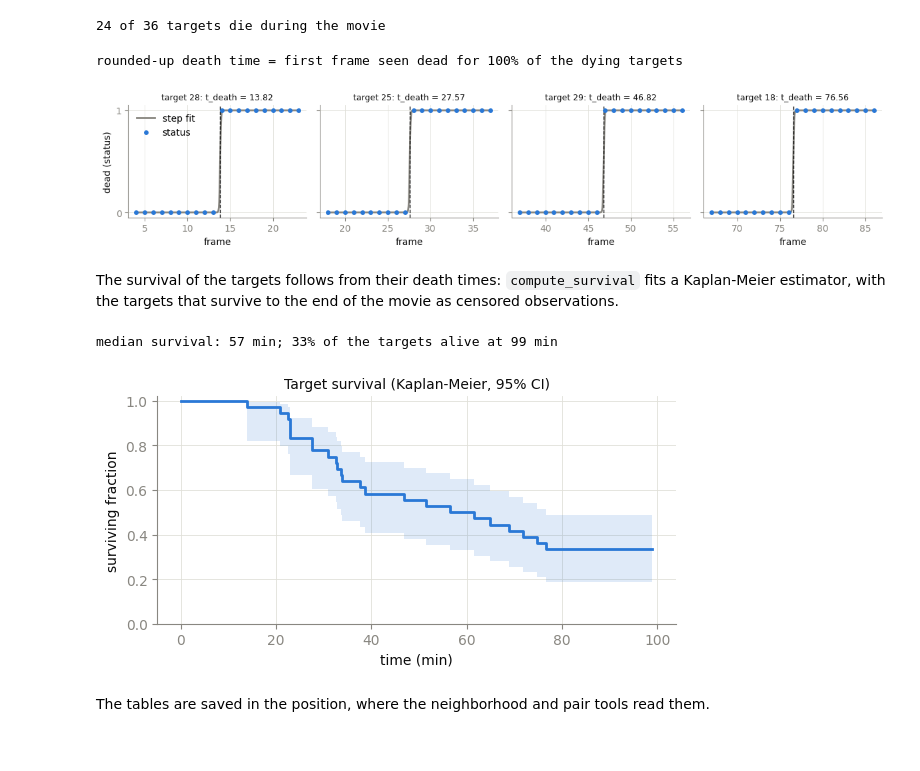
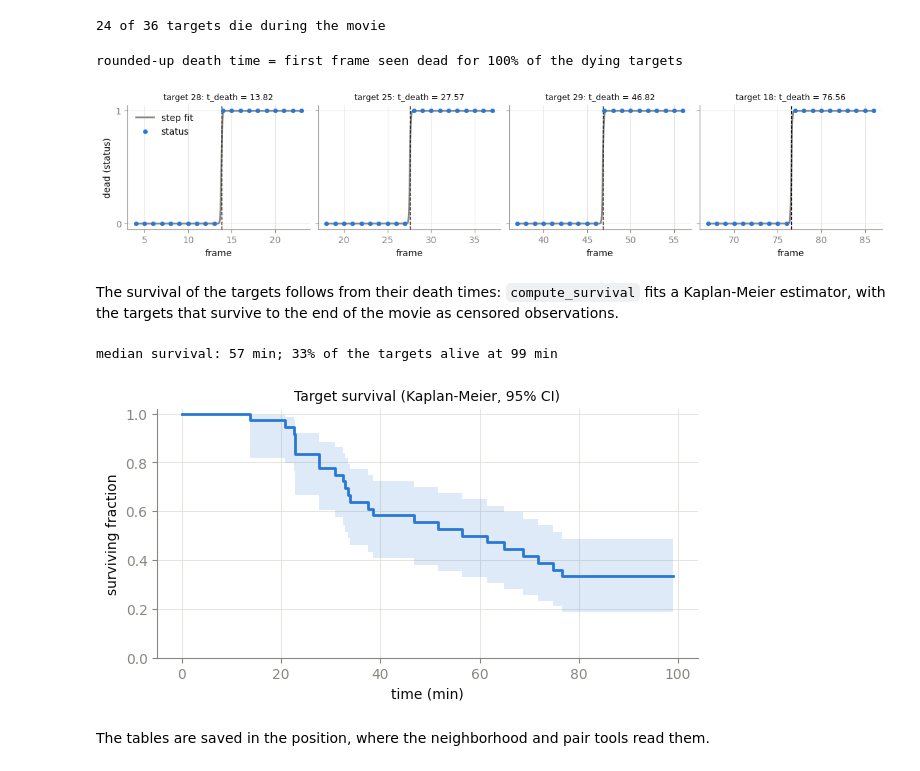
Before and after one commit to celldetective/celldetective, a Jupyter notebook: demos/synthetic_parameter_recovery.ipynb, the cells around one changed output. Cells and saved outputs as stored; diff of their text form; code cells hidden in the pictures.

```diff
--- a/demos/synthetic_parameter_recovery.ipynb
+++ b/demos/synthetic_parameter_recovery.ipynb
@@ -44,4 +44,5 @@ plt.rcParams.update({
     "figure.dpi": 100, "axes.edgecolor": MUTED, "axes.labelcolor": INK, "xtick.color": MUTED,
     "ytick.color": MUTED, "axes.spines.top": False, "axes.spines.right": False, "axes.grid": True,
     "grid.color": GRID, "grid.linewidth": 0.6, "axes.axisbelow": True, "legend.frameon": False,
+    "text.color": INK, "axes.titlecolor": INK, "axes.titlesize": 10,
 })
@@ -249,33 +328,19 @@ print(f"{len(dead)} of {len(per_target)} targets die during the movie")
 # %%
 # The thresholded status of a few dying targets, with the step function fitted to it.
 examples = dead.sort_values("t_death").iloc[np.linspace(0, len(dead) - 1, 4).astype(int)]
-fig, axes = plt.subplots(1, len(examples), figsize=(12, 2.6), sharey=True)
-for ax, (track_id, row) in zip(axes, examples.iterrows()):
-    tr = tables["targets"][tables["targets"]["TRACK_ID"] == track_id].sort_values("FRAME")
-    status = (tr["dead_nuclei_channel_mean"] > threshold).astype(int)
-    window = (tr["FRAME"] - row["t_death"]).abs() <= 10
-    t = np.linspace(tr["FRAME"][window].min(), tr["FRAME"][window].max(), 400)
-    ax.plot(t, step_function(t, row["t_death"], 0.05), color=MUTED, lw=2, label="step fit")
-    ax.scatter(tr["FRAME"][window], status[window], s=16, color=TARGETS, zorder=3, label="status")
-    ax.axvline(row["t_death"], color=INK, lw=1, ls="--")
-    ax.set_title(f"target {track_id}: t_death = {row['t_death']:.2f}", fontsize=9, color=INK)
-    ax.set_xlabel("frame")
-axes[0].set_ylabel("dead (status)")
-axes[0].set_yticks([0, 1])
-axes[0].legend(loc="upper left")
-plt.tight_layout()
+plot_step_fits(tables["targets"], examples, threshold)
 
 # The fitted step sits between the last frame alive and the first frame dead:
 # rounded up, it is the first frame where the target is seen dead.
 first_dead = (
     tables["targets"][tables["targets"]["dead_nuclei_channel_mean"] > threshold]
     .groupby("TRACK_ID")["FRAME"].min()
 )
 agree = (np.ceil(dead["t_death"]) == first_dead[dead.index]).mean()
 print(f"rounded-up death time = first frame seen dead for {agree:.0%} of the dying targets")
 # %% [output]
 rounded-up death time = first frame seen dead for 100% of the dying targets
-[figure, old version]
+[figure, new version]
 # %% [markdown]
 The survival of the targets follows from their death times: `compute_survival`
 fits a Kaplan-Meier estimator, with the targets that survive to the end of
@@ -286,21 +351,15 @@ from celldetective.events import compute_survival
 tables["targets"]["position"] = position
 km = compute_survival(tables["targets"], "class_death", "t_death", FrameToMin=frame_to_min)
 
+ax = panels()
+plot_survival(ax, km, band=True)
+ax.set(xlabel="time (min)", title="Target survival (Kaplan-Meier, 95% CI)")
 survival = km.survival_function_.iloc[:, 0]
-band = km.confidence_interval_
-fig, ax = plt.subplots(figsize=(6, 3.2))
-ax.fill_between(band.index, band.iloc[:, 0], band.iloc[:, 1], step="post", color=TARGETS, alpha=0.15, lw=0)
-ax.step(survival.index, survival.to_numpy(), where="post", color=TARGETS, lw=2)
-ax.set_ylim(0, 1.02)
-ax.set_xlabel("time (min)")
-ax.set_ylabel("surviving fraction")
-ax.set_title("Target survival (Kaplan-Meier, 95% CI)", color=INK, fontsize=10)
-plt.tight_layout()
 print(f"median survival: {km.median_survival_time_:.0f} min; "
       f"{survival.iloc[-1]:.0%} of the targets alive at {survival.index[-1]:.0f} min")
 # %% [output]
 median survival: 57 min; 33% of the targets alive at 99 min
-[figure, old version]
+[figure, new version]
 # %% [markdown]
 The tables are saved in the position, where the neighborhood and pair tools
 read them.
```
Also changed, not shown: parts of 31 cells of this notebook.
